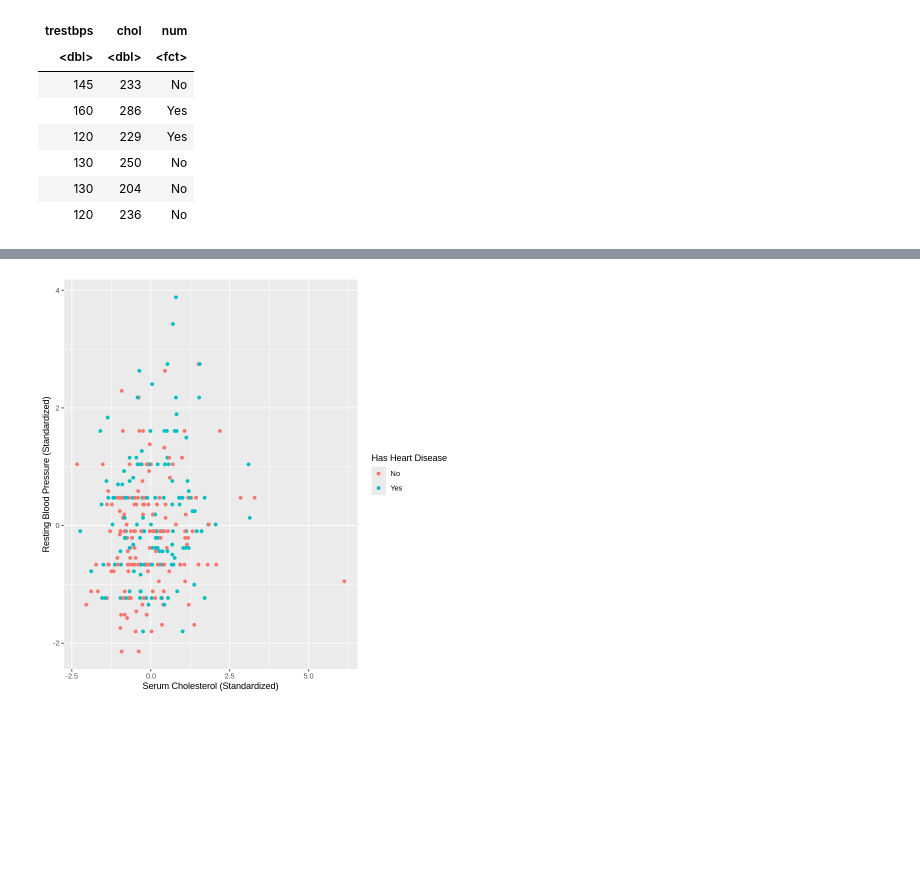
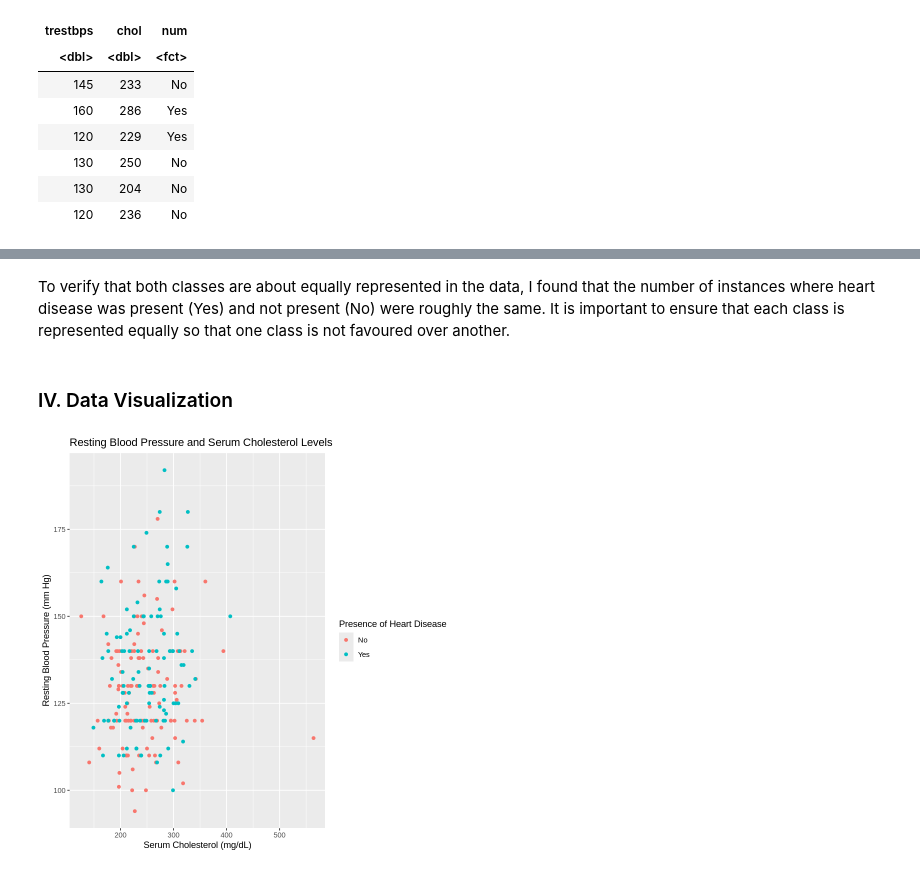
Before and after one commit to DrAstraeus/dsci-project-79964508, a Jupyter notebook: project_proposal.ipynb, the cells around one changed output, grey strips where cells are left out. Cells and saved outputs as stored; diff of their text form; code cells hidden in the pictures; blank space fills up the shorter version.

```diff
--- a/project_proposal.ipynb
+++ b/project_proposal.ipynb
@@ -75,15 +75,23 @@ chol - Serum Cholesterol (mg/dL)
 
 num - Presence of heart disease
 # %%
+set.seed(727)
 # Wrangled and tidied the data
-heart_data <- raw_data |>
-mutate(trestbps = X4, chol = X5, num = X14) |> # Defining the variables of interest (based on the key provided by UCI)
+tidy_data <- raw_data |>
+filter(X12 != "?") |> # Omitting observations which had missing values
+mutate(age = as.factor(X1), sex = as.factor(X2), cp = as.factor(X3), trestbps = as.numeric(X4), chol = as.numeric(X5), fbs = as.factor(X6),
+       restecg = as.factor(X7), thalach = as.numeric(X8), exang = as.factor(X9), oldpeak = as.numeric(X10),
+       slope = as.factor(X11), ca = as.numeric(X12), thal = as.factor(X13), num = X14)  # Defining the variables of interest (based on the key provided by UCI)
+heart_data <- tidy_data |>
 select(trestbps, chol, num) |>
 # ?case_when
-mutate(num = case_when(num > 0 ~ "Yes", num == "0" ~ "No")) |> # Changing num to binary: heart disease or no heart disease
-mutate(num = as.factor(num), chol = as.numeric(chol), trestbps = as.numeric(trestbps)) |>
-filter(trestbps != "?", chol != "?") # Omitting observations which had missing values
+mutate(num = case_when(num > 0 ~ "Yes", num == "0" ~ "No")) |>  # Changing num to binary: heart disease or no heart disease
+mutate(num = as.factor(num))
 head(heart_data)
+#splitting data: 75% training, 25% testing
+heart_split <- initial_split(heart_data, prop = 0.75, strata = num)
+heart_training <- training(heart_split)
+heart_testing <- testing(heart_split)
 # %% [output]
 A tibble: 6 × 3
 | trestbps | chol | num |
@@ -108,12 +118,17 @@ data_scaled <- data_recipe |>
+# %% [markdown]
+To verify that both classes are about equally represented in the data, I found that the number of instances where heart disease was present (Yes) and not present (No) were roughly the same. It is important to ensure that each class is represented equally so that one class is not favoured over another.
+# %% [markdown]
+### IV. Data Visualization
 # %%
 # Prepared a scatterplot for preliminary analysis
-data_plot <- data_scaled |>
+data_plot <- heart_training |>
     ggplot(aes(x = chol, y = trestbps)) +
     geom_point(aes(colour = num)) +
-    labs(x = "Serum Cholesterol (Standardized)", y = "Resting Blood Pressure (Standardized)", colour = "Has Heart Disease")
+    labs(x = "Serum Cholesterol (mg/dL)", y = "Resting Blood Pressure (mm Hg)", colour = "Presence of Heart Disease") +
+    ggtitle("Resting Blood Pressure and Serum Cholesterol Levels")
 data_plot
 # %% [output]
-[figure, old version]
+[figure, new version]
 # %% [markdown]
 ## Methods
 
```
Also changed, not shown: parts of 7 cells of this notebook.
